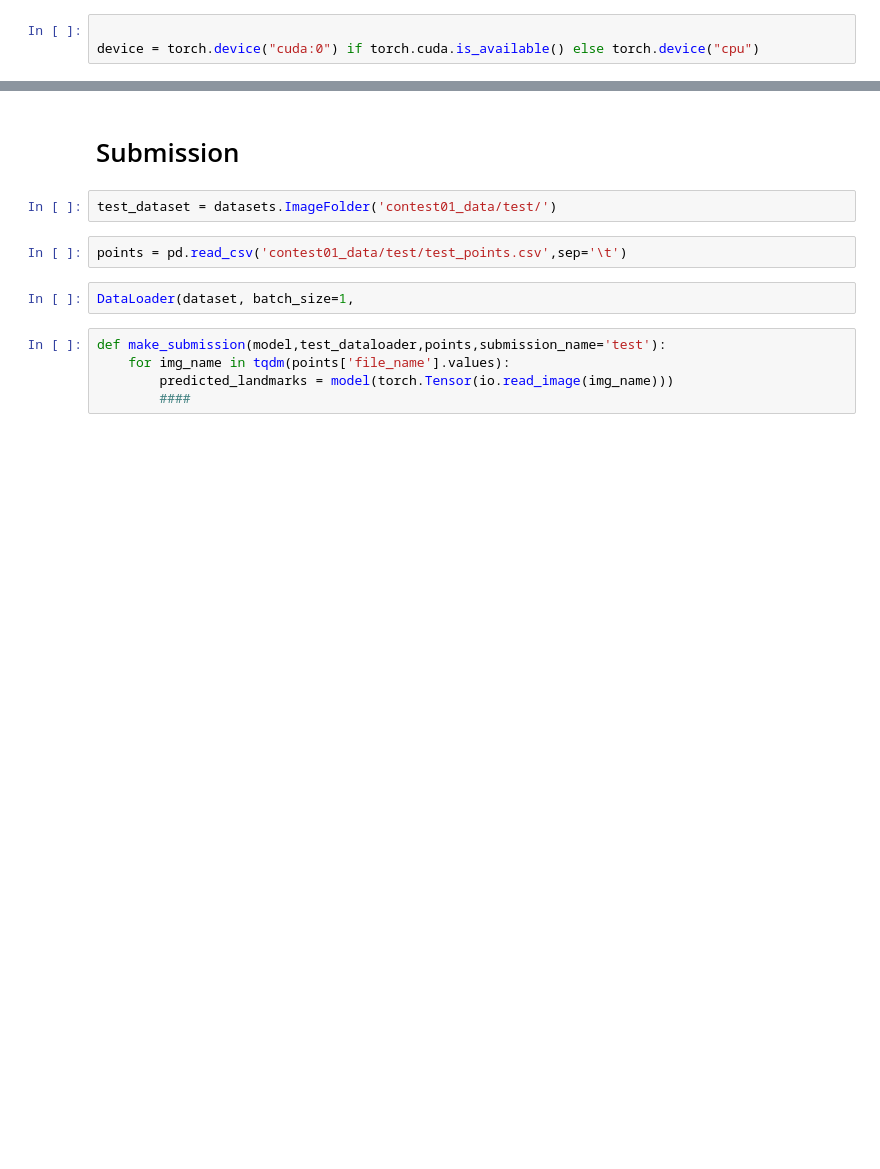
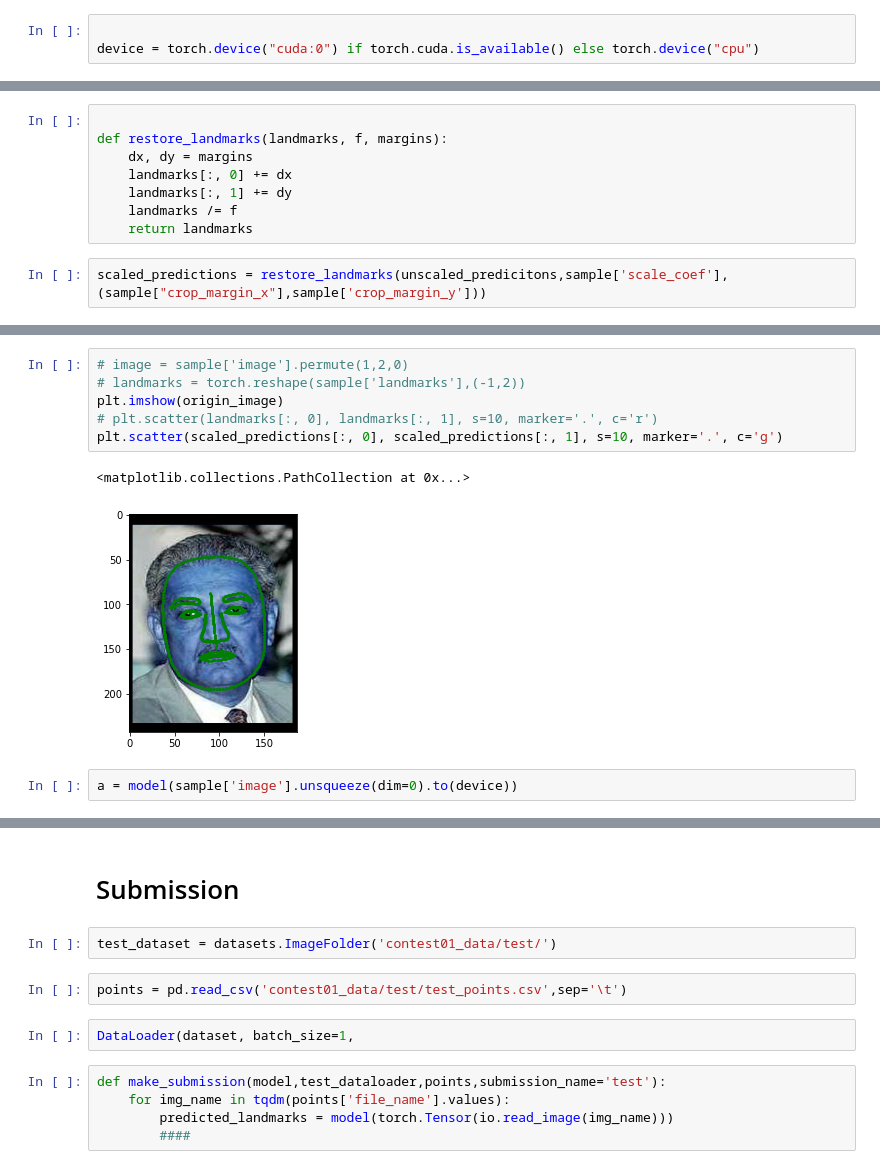
Before and after one commit to Ilyua/cv_made, a Jupyter notebook: contest1/Untitled.ipynb, the cells around one changed output, grey strips where cells are left out. Drawn from its saved outputs; the diff is of its cells as text; blank space fills up the shorter version.

```diff
--- a/contest1/Untitled.ipynb
+++ b/contest1/Untitled.ipynb
@@ -219,0 +272,10 @@ VGG(
+# %%
+
+def restore_landmarks(landmarks, f, margins):
+    dx, dy = margins
+    landmarks[:, 0] += dx
+    landmarks[:, 1] += dy
+    landmarks /= f
+    return landmarks
+# %%
+scaled_predictions = restore_landmarks(unscaled_predicitons,sample['scale_coef'],(sample["crop_margin_x"],sample['crop_margin_y']))
@@ -219,0 +292,11 @@ VGG(
+# %%
+# image = sample['image'].permute(1,2,0)
+# landmarks = torch.reshape(sample['landmarks'],(-1,2))
+plt.imshow(origin_image)
+# plt.scatter(landmarks[:, 0], landmarks[:, 1], s=10, marker='.', c='r')
+plt.scatter(scaled_predictions[:, 0], scaled_predictions[:, 1], s=10, marker='.', c='g')
+# %% [output]
+<matplotlib.collections.PathCollection at 0x...>
+[figure, added]
+# %%
+a = model(sample['image'].unsqueeze(dim=0).to(device))
```
Also changed, not shown: parts of 35 cells of this notebook, 1 other file.
